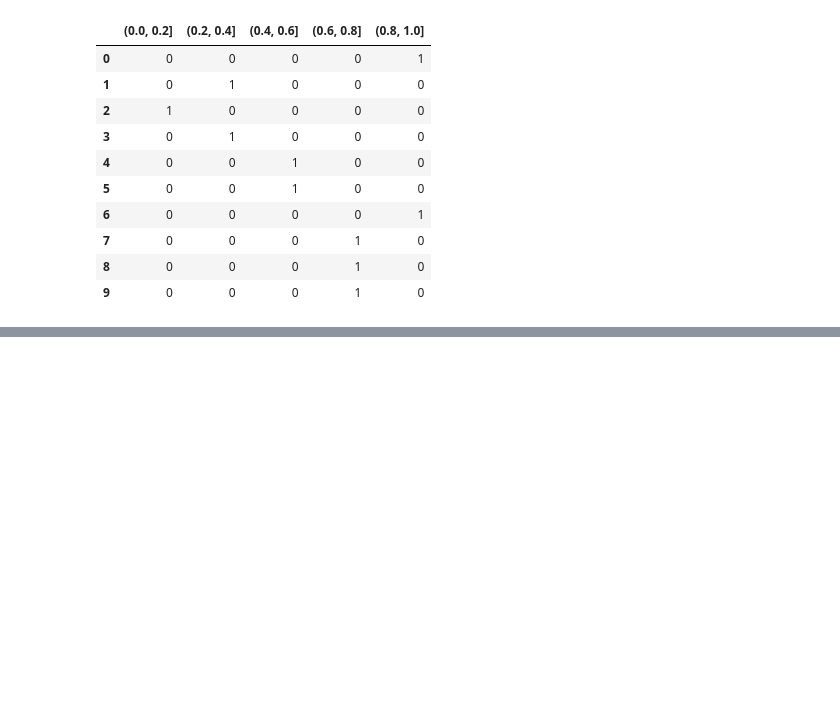
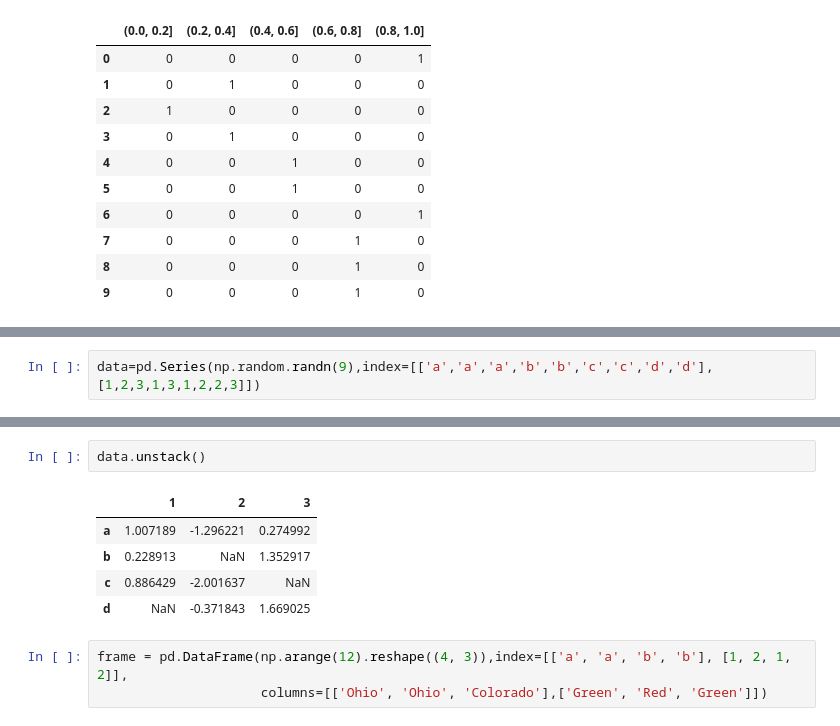
Before and after one commit to Charles1990/awesome-practice, a Jupyter notebook: python for data analysis/chapter3/chapter7_02.ipynb, the cells around one changed output, grey strips where cells are left out. Drawn from its saved outputs; the diff is of its cells as text; blank space fills up the shorter version.

```diff
--- a/python for data analysis/chapter3/chapter7_02.ipynb
+++ b/python for data analysis/chapter3/chapter7_02.ipynb
@@ -599,0 +602,2 @@ pd.get_dummies(pd.cut(values,bins))
+# %%
+data=pd.Series(np.random.randn(9),index=[['a','a','a','b','b','c','c','d','d'],[1,2,3,1,3,1,2,2,3]])
@@ -599,0 +644,11 @@ pd.get_dummies(pd.cut(values,bins))
+# %%
+data.unstack()
+# %% [output]
+|  | 1 | 2 | 3 |
+| a | 1.007189 | -1.296221 | 0.274992 |
+| b | 0.228913 | NaN | 1.352917 |
+| c | 0.886429 | -2.001637 | NaN |
+| d | NaN | -0.371843 | 1.669025 |
+# %%
+frame = pd.DataFrame(np.arange(12).reshape((4, 3)),index=[['a', 'a', 'b', 'b'], [1, 2, 1, 2]],
+                     columns=[['Ohio', 'Ohio', 'Colorado'],['Green', 'Red', 'Green']])
```
Also changed, not shown: parts of 10 cells of this notebook.
